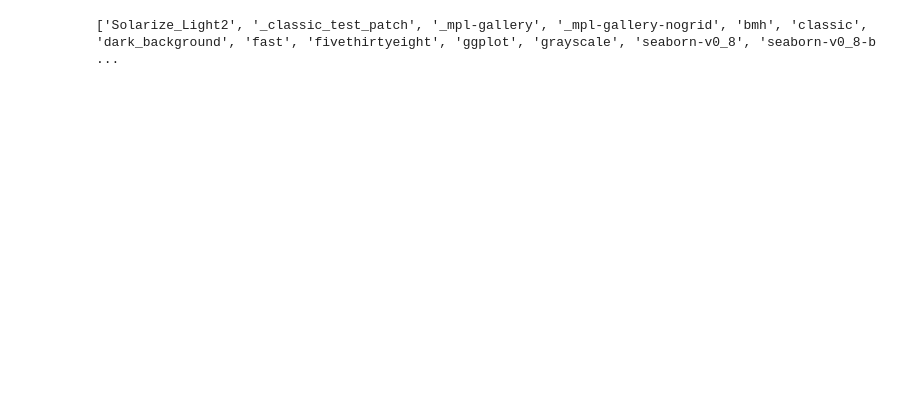
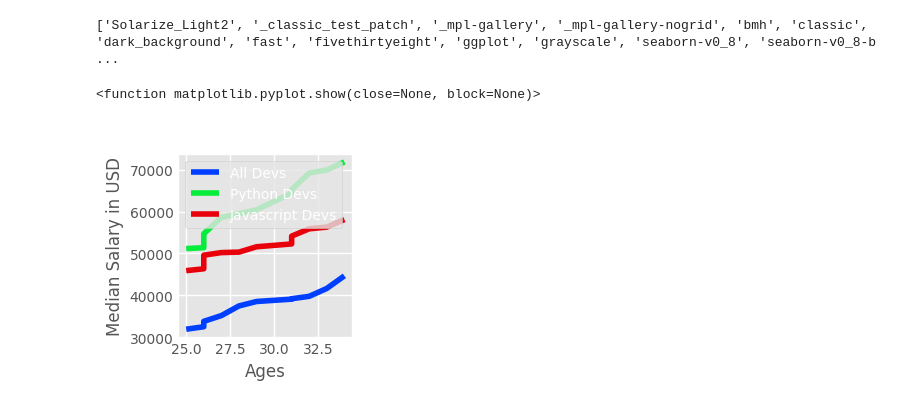
Before and after one commit to V-Adithya/DAV-Python, a Jupyter notebook: DAV Labsheet 4.ipynb, the cells around one changed output. Cells and saved outputs as stored; diff of their text form; code cells hidden in the pictures; blank space fills up the shorter version.

```diff
--- a/DAV Labsheet 4.ipynb
+++ b/DAV Labsheet 4.ipynb
@@ -112,3 +112,16 @@ plt.show()
 print(plt.style.available)
 # %% [output]
 ['Solarize_Light2', '_classic_test_patch', '_mpl-gallery', '_mpl-gallery-nogrid', 'bmh', 'classic', 'dark_background', 'fast', 'fivethirtyeight', 'ggplot', 'grayscale', 'seaborn-v0_8', 'seaborn-v0_8-b ...
+# %%
+plt.style.use('seaborn-bright')
+plt.plot(ages,devs,label="All Devs")
+plt.plot(ages,py_devs,label="Python Devs")
+plt.plot(ages,js_devs,label="Javascript Devs")
+plt.xlabel("Ages")
+plt.ylabel("Median Salary in USD")
+plt.title("Median Salary by Age")
+plt.legend()
+plt.show
+# %% [output]
+<function matplotlib.pyplot.show(close=None, block=None)>
+[figure, added]
```
Also changed, not shown: parts of 16 cells of this notebook, 1 other file.
